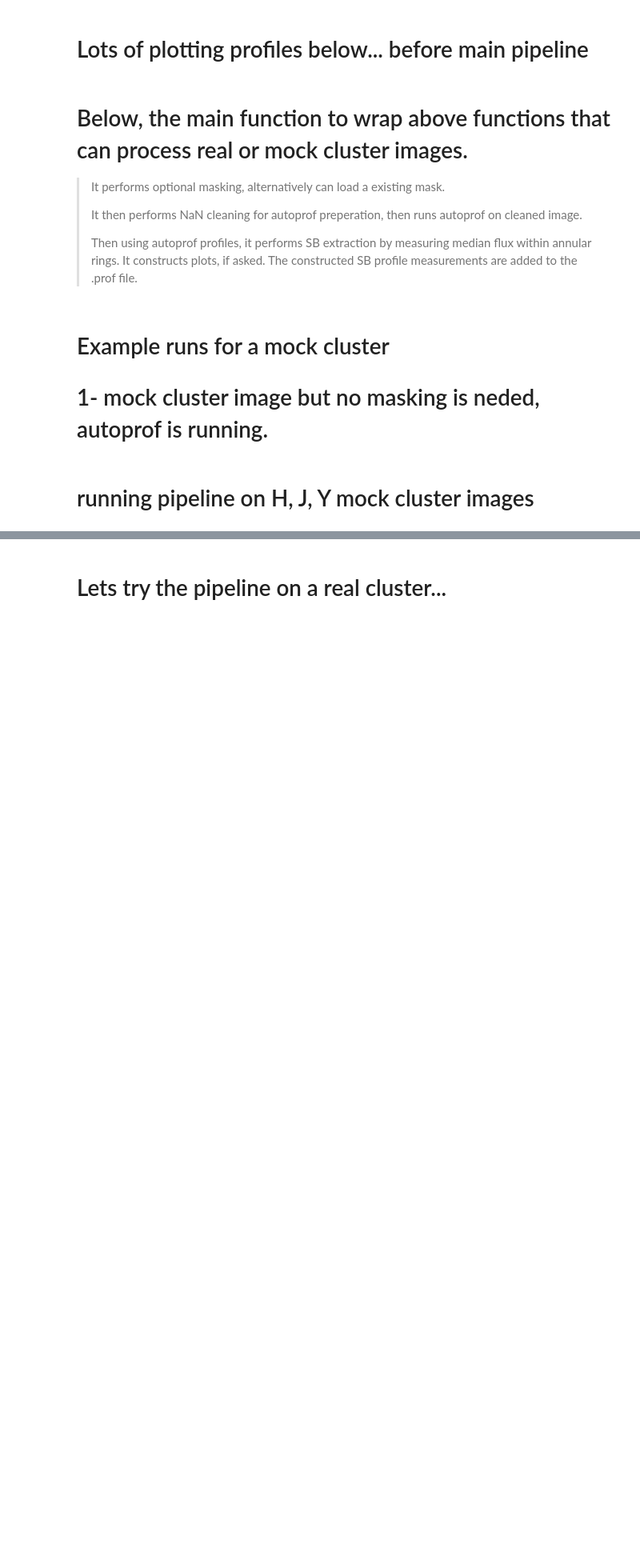
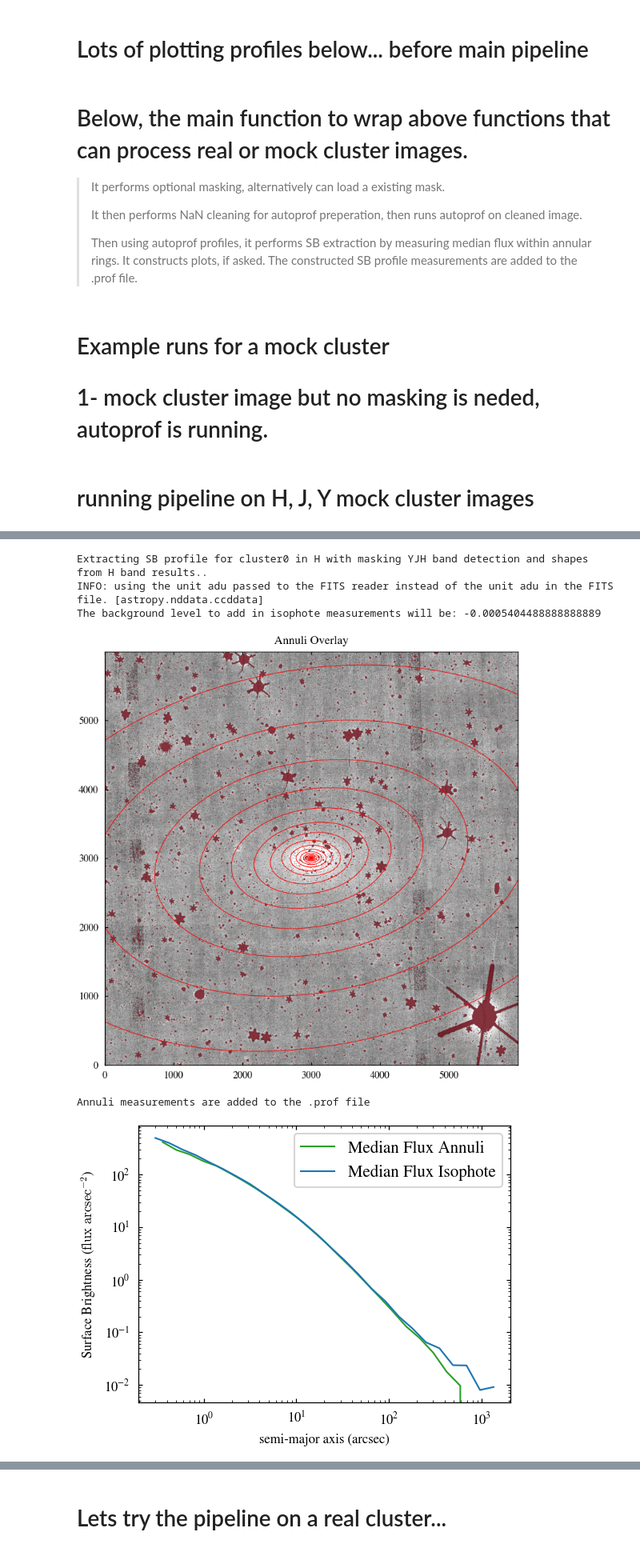
Before and after one commit to IntraClusterLight/nicl_q1, a Jupyter notebook: nbs/Autoprof_mask_prep_run.ipynb, the cells around one changed output, grey strips where cells are left out. Shown at 80% size. Drawn from its saved outputs; the diff is of its cells as text; code cells hidden in the pictures; blank space fills up the shorter version.

```diff
--- a/nbs/Autoprof_mask_prep_run.ipynb
+++ b/nbs/Autoprof_mask_prep_run.ipynb
@@ -78,11 +78,11 @@ plt.style.use("nicl.euclid.v1nicl")
 ### masking is too sensitive to NSIGMA in icl mask
 # %%
 ######### Parameters below are being called in create_masks
-ICL_NSIGMA = 0.5
+ICL_NSIGMA = 0.3
 ICL_SMOOTH_SIGMA = 50.0
-ICL_BKG_BOX_SIZE = 500
+ICL_BKG_BOX_SIZE = 300
 ICL_BKG_FILTER_SIZE = 3
-ICL_DILATION_RADIUS = 150.0
+ICL_DILATION_RADIUS = 70.0
 ICL_MEDIAN_FILTER = True
 REGULAR_DETECTION_PARAMS = {
     "nsigma": 3.0,
@@ -94,7 +94,7 @@ REGULAR_DETECTION_PARAMS = {
     "bkg_box_size": 200,
     "bkg_filter_size": 3,
 }
-REGULAR_GROWTH = 1
+REGULAR_GROWTH = 0.5
 FAINT_DETECTION_PARAMS = {
     "nsigma": 2.0,
     "smooth_sigma": 1.0,
@@ -104,7 +104,7 @@ FAINT_DETECTION_PARAMS = {
 }
 FAINT_GROWTH = 0.25
 FAINT_BKG_SIGMA = 50.0
-NIR_STACK_BKG_BOX_SIZE = 500
+NIR_STACK_BKG_BOX_SIZE = 300
 NIR_STACK_BKG_FILTER_SIZE = 3
 # %%
 
@@ -418,6 +418,7 @@ def create_bkgsub_images(
     background_mask_path,
     output_background_dir,
     temp_cleaned_dir,
+    box_size=NIR_STACK_BKG_BOX_SIZE,
     centre_pos=False,
     label= None,
     savebkg=True,
@@ -440,7 +441,7 @@ def create_bkgsub_images(
         bkg = get_background(
             image.data,
             mask=background_mask,
-            box_size=NIR_STACK_BKG_BOX_SIZE,
+            box_size=box_size,
             filter_size=NIR_STACK_BKG_FILTER_SIZE,
         )
 
@@ -1681,7 +1723,7 @@ process_cluster_pipeline(
 cluster_ids = ["cluster0"]
 image_dir = Path("/home/ppzjbg/JGM_Tests/Mock_Images/")
 outdir = Path("/home/ppztk1/Erosita/Outputs_Clusters/")
-filters = ["H", "J", "Y"]
+filters = ["H"]
 
 process_cluster_pipeline(
     image_dir=image_dir,
@@ -1690,12 +1732,13 @@ process_cluster_pipeline(
     filters=filters,
     mock_image=True,
     masking=True,
+    box_size = 1800,
     mask_filter= "YJH",
-    mask_prefix= "dr150bs500gr1",
     run_autoprof_function = True,
     SB_extraction=True,
     show_profiles = True,
     image_prefix='skypatch_field',
+    other_prefix='bkgbs1800'
     # forced_photometry=False,
     # forced_profile_filter="YJH",
     # forced_profile_path= Path("/home/ppztk1/Erosita/Outputs_Clusters/cluster0/autoprof_results/cluster0_YJH_skypatch_field_YJH_YJH.prof")
@@ -1703,23 +1746,23 @@ process_cluster_pipeline(
 
 
 
-cluster_ids = ["cluster0"]
-image_dir = Path("/home/ppztk1/Erosita/Outputs_Clusters/cluster0/")
+# cluster_ids = ["cluster0"]
+# image_dir = Path("/home/ppztk1/Erosita/Outputs_Clusters/cluster0/")
 
-outdir = Path("/home/ppztk1/Erosita/Outputs_Clusters/")
-filters = ["YJH"]
+# outdir = Path("/home/ppztk1/Erosita/Outputs_Clusters/")
+# filters = ["YJH"]
 
-process_cluster_pipeline(
-    image_dir=image_dir,
-    outdir=outdir,
-    cluster_ids=cluster_ids,
-    filters=filters,
-    mock_image=True,
-    masking=True,
-    mask_filter="YJH",
-    mask_prefix= "dr150bs500gr1",
-    run_autoprof_function = True,
-    SB_extraction=True,
-    show_profiles = True,
-    image_prefix='skypatch_field',
-)
+# process_cluster_pipeline(
+#     image_dir=image_dir,
+#     outdir=outdir,
+#     cluster_ids=cluster_ids,
+#     filters=filters,
+#     mock_image=True,
+#     masking=True,
+#     mask_filter="YJH",
+#     run_autoprof_function = True,
+#     SB_extraction=True,
+#     show_profiles = True,
+#     image_prefix='skypatch_field',
+# )
+# %% [output]
@@ -1725,0 +1796,6 @@ process_cluster_pipeline(
+Extracting SB profile for cluster0 in H with masking YJH band detection and shapes from H band results..
+INFO: using the unit adu passed to the FITS reader instead of the unit adu in the FITS file. [astropy.nddata.ccddata]
+The background level to add in isophote measurements will be: -0.0005404488888888889
+[figure, added]
+Annuli measurements are added to the .prof file
+[figure, added]
```
Also changed, not shown: parts of 12 cells of this notebook.
